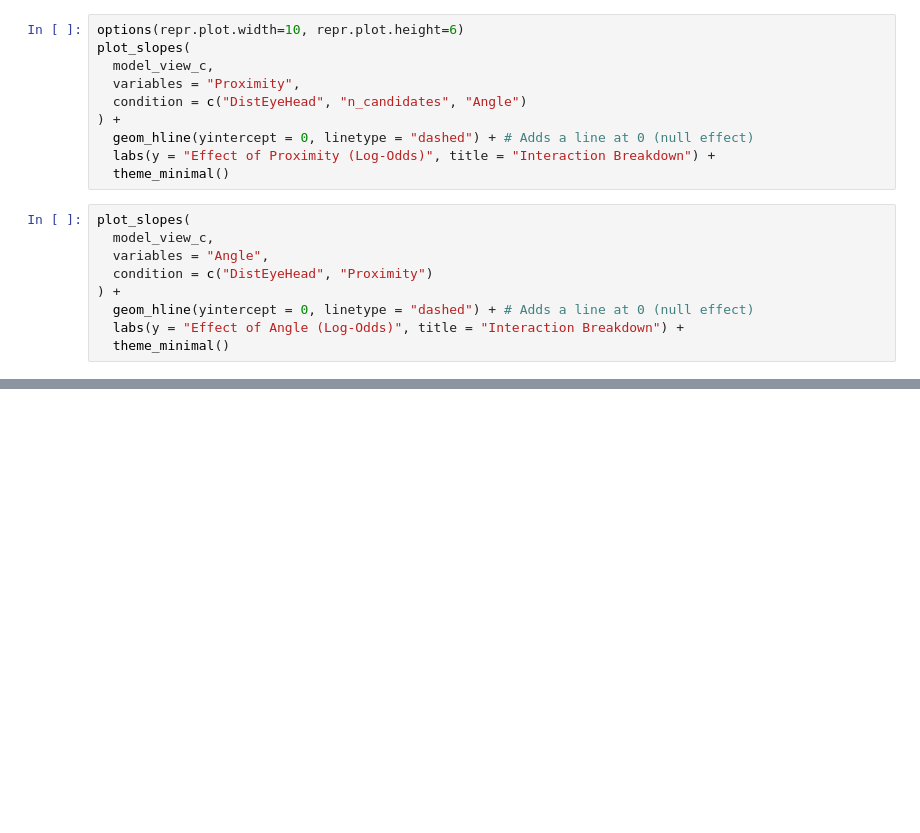
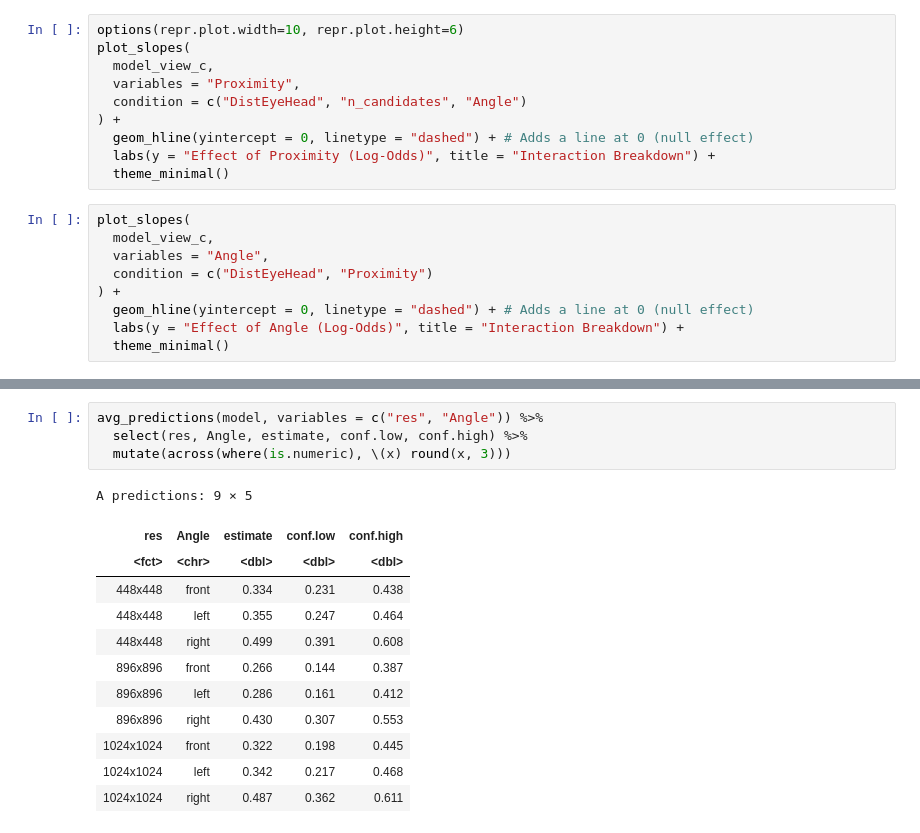
Before and after one commit to grow-ai-like-a-child/referential-gaze, a Jupyter notebook: gpt5.ipynb, the cells around one changed output, grey strips where cells are left out. Cells and saved outputs as stored; diff of their text form; blank space fills up the shorter version.

```diff
--- a/gpt5.ipynb
+++ b/gpt5.ipynb
@@ -917,0 +1058,17 @@ plot_slopes(
+# %%
+avg_predictions(model, variables = c("res", "Angle")) %>%
+  select(res, Angle, estimate, conf.low, conf.high) %>%
+  mutate(across(where(is.numeric), \(x) round(x, 3)))
+# %% [output]
+A predictions: 9 × 5
+| res | Angle | estimate | conf.low | conf.high |
+| <fct> | <chr> | <dbl> | <dbl> | <dbl> |
+| 448x448 | front | 0.334 | 0.231 | 0.438 |
+| 448x448 | left | 0.355 | 0.247 | 0.464 |
+| 448x448 | right | 0.499 | 0.391 | 0.608 |
+| 896x896 | front | 0.266 | 0.144 | 0.387 |
+| 896x896 | left | 0.286 | 0.161 | 0.412 |
+| 896x896 | right | 0.430 | 0.307 | 0.553 |
+| 1024x1024 | front | 0.322 | 0.198 | 0.445 |
+| 1024x1024 | left | 0.342 | 0.217 | 0.468 |
+| 1024x1024 | right | 0.487 | 0.362 | 0.611 |
```
Also changed, not shown: parts of 17 cells of this notebook, 2 other files.
